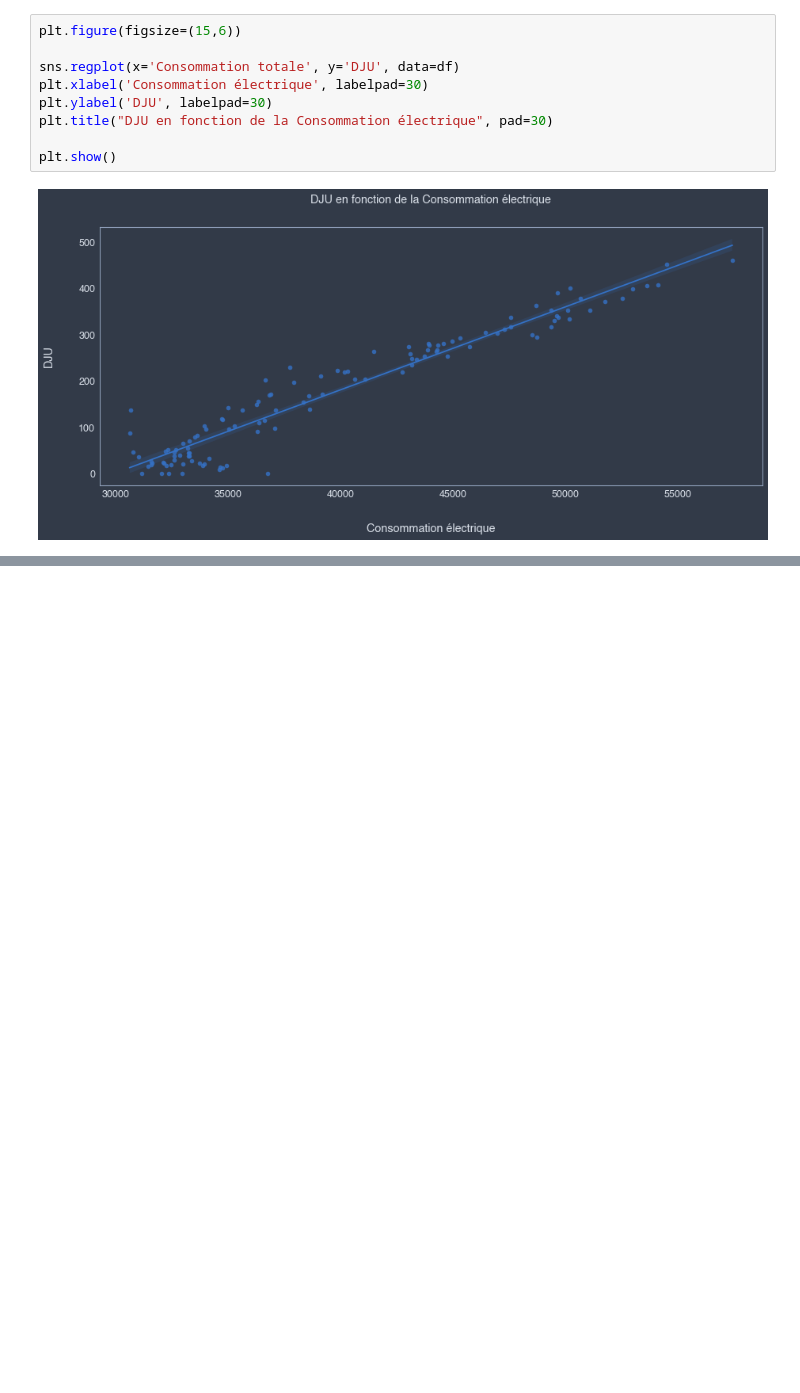
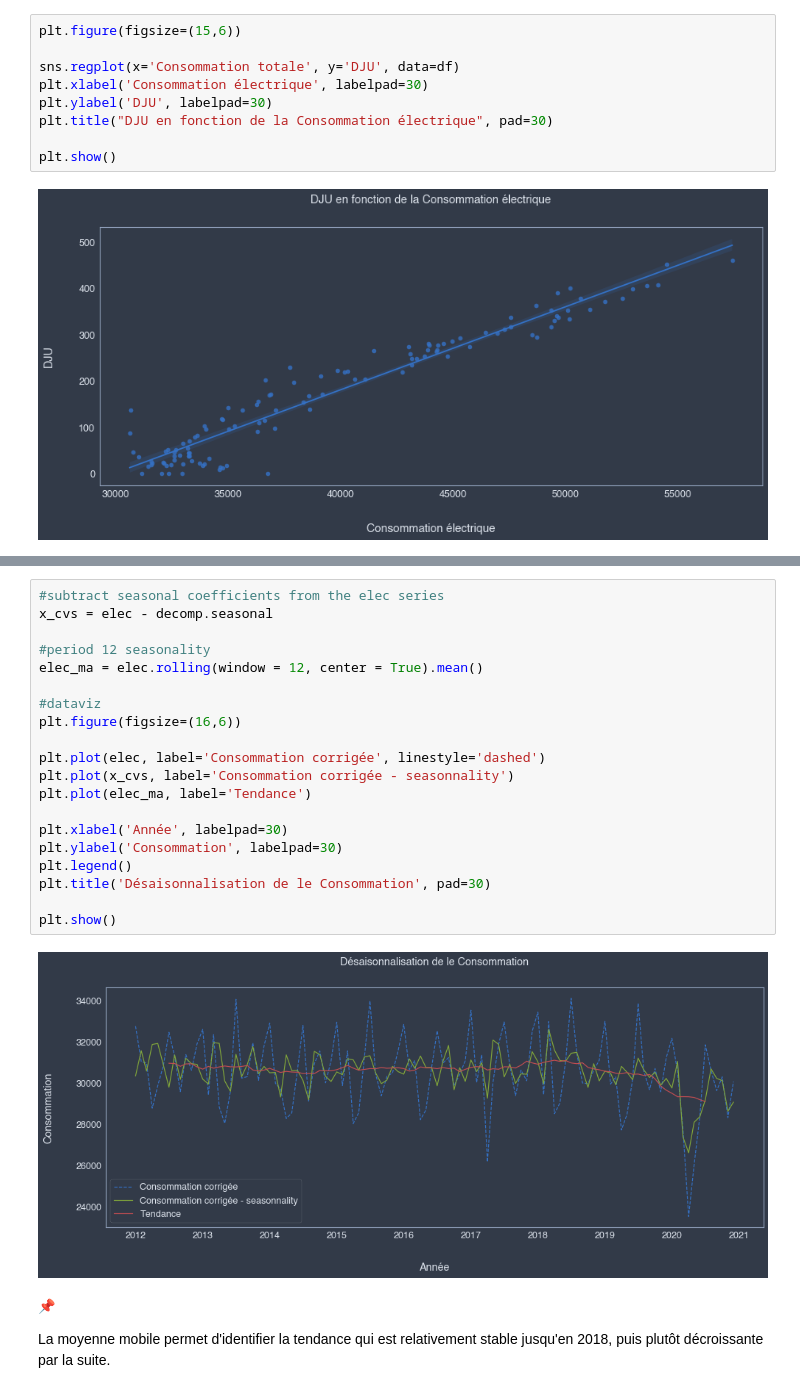
Before and after one commit to Gladouu/P9, a Jupyter notebook: P9_01_code.ipynb, the cells around one changed output, grey strips where cells are left out. Drawn from its saved outputs; the diff is of its cells as text; blank space fills up the shorter version.

```diff
--- a/P9_01_code.ipynb
+++ b/P9_01_code.ipynb
@@ -303,0 +329,26 @@ plt.show()
+# %%
+#subtract seasonal coefficients from the elec series
+x_cvs = elec - decomp.seasonal
+
+#period 12 seasonality
+elec_ma = elec.rolling(window = 12, center = True).mean()
+
+#dataviz
+plt.figure(figsize=(16,6))
+
+plt.plot(elec, label='Consommation corrigée', linestyle='dashed')
+plt.plot(x_cvs, label='Consommation corrigée - seasonnality')
+plt.plot(elec_ma, label='Tendance')
+
+plt.xlabel('Année', labelpad=30)
+plt.ylabel('Consommation', labelpad=30)
+plt.legend()
+plt.title('Désaisonnalisation de le Consommation', pad=30)
+
+plt.show()
+# %% [output]
+[figure, added]
+# %% [markdown]
+📌
+
+La moyenne mobile permet d'identifier la tendance qui est relativement stable jusqu'en 2018, puis plutôt décroissante par la suite.
```
Also changed, not shown: parts of 15 cells of this notebook.
